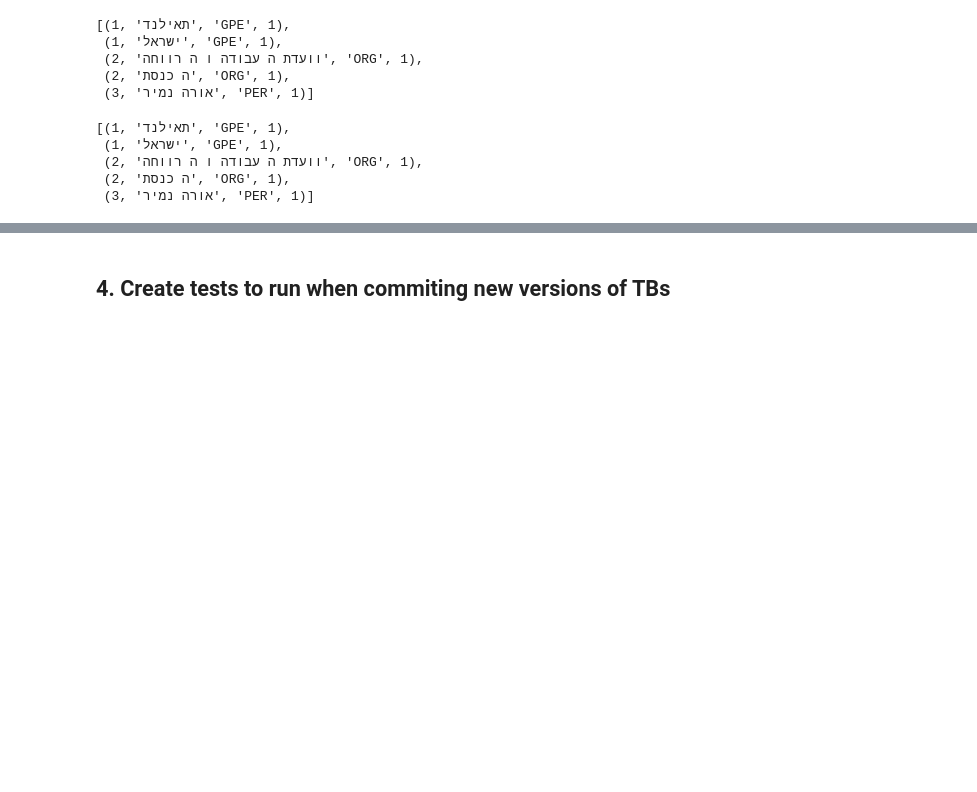
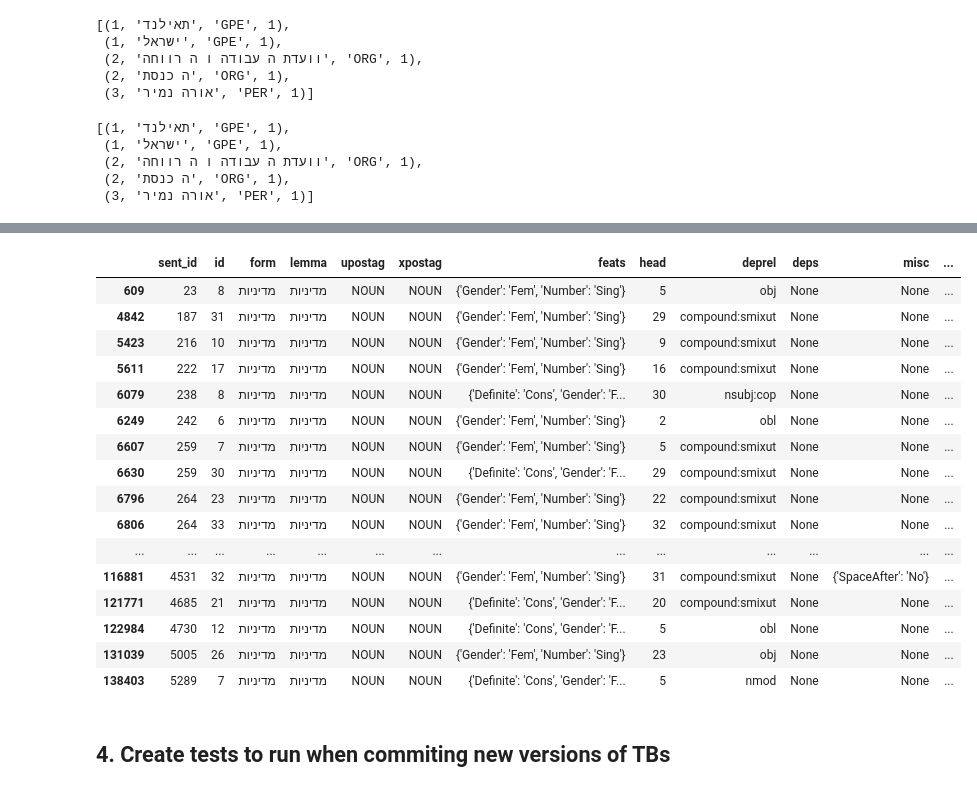
Before and after one commit to cjer/NER, a Jupyter notebook: 17_treebank_alignments.ipynb, the cells around one changed output, grey strips where cells are left out. Drawn from its saved outputs; the diff is of its cells as text; code cells hidden in the pictures; blank space fills up the shorter version.

```diff
--- a/17_treebank_alignments.ipynb
+++ b/17_treebank_alignments.ipynb
@@ -1315,3 +1321,9 @@ spdf['ner_layers'] = spdf.ner_layers.fillna(0).astype(int)
 # %%
 spdf[['global_sent_id', 'token_id','token_morph_id', 'biose', 'token_str', 'form']].to_csv('data/spdf.csv', index=False)
 ner[['global_sent_id', 'token_id','token_morph_id', 'biose', 'token_str', 'token']].to_csv('data/ner.csv', index=False)
+# %%
+uddf = (uddf.merge(ner[['global_sent_id', 'token_id', 'token_morph_id', 'biose', 'ner', 'ner_layers']], how='left')
+       )
+uddf['biose'] = uddf.biose.fillna('O')
+uddf['ner_layers'] = uddf.ner_layers.fillna(0).astype(int)
+uddf['ner'] = uddf.ner.fillna('_')
@@ -1355,0 +1454,28 @@ uddf.shape[0]
+# %%
+spdf_fixed = spdf.copy()
+uddf_fixed = uddf.copy()
+def fix_conll_tokens(spdf, uddf, afix, filter_comments = ['קפ', ], fix_lemma=True):
+    for i, row in afix.loc[(~(afix.comment.isin(filter_comments))) & (~afix.fixed_token_str.isna())].iterrows():
+        #spdf.loc[(spdf.global_sent_id==(row['global_global_sent_id']) & (spdf.id==)]
+        sp_morph_ids = eval(row['sp_morph_ids'])
+        fixed_sp_forms = row['fixed_sp_forms'].split()
+        for mid, fsp in zip(sp_morph_ids, fixed_sp_forms):
+            spdf.loc[(spdf.global_sent_id==(row['global_global_sent_id'])) & (spdf.id==mid), 'form'] = fsp
+            spdf.loc[(spdf.global_sent_id==(row['global_global_sent_id'])) & (spdf.id==mid), 'token_str'] = row['fixed_token_str']
+            if (fix_lemma and  (spdf.loc[(spdf.global_sent_id==(row['global_global_sent_id']))
+                                         & (spdf.id==mid), 'lemma'].values[0]!='_')):
+                spdf.loc[(spdf.global_sent_id==(row['global_global_sent_id'])) & (spdf.id==mid), 'lemma'] = fsp
+
+
+        ud_morph_ids = eval(row['ud_morph_ids'])
+        fixed_ud_forms = row['fixed_ud_forms'].split()
+        for mid, fud in zip(ud_morph_ids, fixed_ud_forms):
+            uddf.loc[(uddf.global_sent_id==(row['global_global_sent_id'])) & (uddf.id==mid), 'form'] = fud
+            uddf.loc[(uddf.global_sent_id==(row['global_global_sent_id'])) & (uddf.id==mid), 'token_str'] = row['fixed_token_str']
+            if (fix_lemma and  (uddf.loc[(uddf.global_sent_id==(row['global_global_sent_id']))
+                                         & (uddf.id==mid), 'lemma'].values[0]!='_')):
+                uddf.loc[(uddf.global_sent_id==(row['global_global_sent_id'])) & (uddf.id==mid), 'lemma'] = fud
+
+fix_conll_tokens(spdf_fixed, uddf_fixed, afix)
+
+spdf_fixed[spdf_fixed.form!=spdf.form]
@@ -1394,3 +1559,23 @@ FN ex.: ['ק - ל - מ', 'ש. י. ל. נ , אחים נחום', 'ב יום מוו
+# %%
+uddf_fixed[uddf_fixed.form=='מדיניות']
+# %% [output]
+|  | sent_id | id | form | lemma | upostag | xpostag | feats | head | deprel | deps | misc | ... |
+| 609 | 23 | 8 | מדיניות | מדיניות | NOUN | NOUN | {'Gender': 'Fem', 'Number': 'Sing'} | 5 | obj | None | None | ... |
+| 4842 | 187 | 31 | מדיניות | מדיניות | NOUN | NOUN | {'Gender': 'Fem', 'Number': 'Sing'} | 29 | compound:smixut | None | None | ... |
+| 5423 | 216 | 10 | מדיניות | מדיניות | NOUN | NOUN | {'Gender': 'Fem', 'Number': 'Sing'} | 9 | compound:smixut | None | None | ... |
+| 5611 | 222 | 17 | מדיניות | מדיניות | NOUN | NOUN | {'Gender': 'Fem', 'Number': 'Sing'} | 16 | compound:smixut | None | None | ... |
+| 6079 | 238 | 8 | מדיניות | מדיניות | NOUN | NOUN | {'Definite': 'Cons', 'Gender': 'F... | 30 | nsubj:cop | None | None | ... |
+| 6249 | 242 | 6 | מדיניות | מדיניות | NOUN | NOUN | {'Gender': 'Fem', 'Number': 'Sing'} | 2 | obl | None | None | ... |
+| 6607 | 259 | 7 | מדיניות | מדיניות | NOUN | NOUN | {'Gender': 'Fem', 'Number': 'Sing'} | 5 | compound:smixut | None | None | ... |
+| 6630 | 259 | 30 | מדיניות | מדיניות | NOUN | NOUN | {'Definite': 'Cons', 'Gender': 'F... | 29 | compound:smixut | None | None | ... |
+| 6796 | 264 | 23 | מדיניות | מדיניות | NOUN | NOUN | {'Gender': 'Fem', 'Number': 'Sing'} | 22 | compound:smixut | None | None | ... |
+| 6806 | 264 | 33 | מדיניות | מדיניות | NOUN | NOUN | {'Gender': 'Fem', 'Number': 'Sing'} | 32 | compound:smixut | None | None | ... |
+| ... | ... | ... | ... | ... | ... | ... | ... | ... | ... | ... | ... | ... |
+| 116881 | 4531 | 32 | מדיניות | מדיניות | NOUN | NOUN | {'Gender': 'Fem', 'Number': 'Sing'} | 31 | compound:smixut | None | {'SpaceAfter': 'No'} | ... |
+| 121771 | 4685 | 21 | מדיניות | מדיניות | NOUN | NOUN | {'Definite': 'Cons', 'Gender': 'F... | 20 | compound:smixut | None | None | ... |
+| 122984 | 4730 | 12 | מדיניות | מדיניות | NOUN | NOUN | {'Definite': 'Cons', 'Gender': 'F... | 5 | obl | None | None | ... |
+| 131039 | 5005 | 26 | מדיניות | מדיניות | NOUN | NOUN | {'Gender': 'Fem', 'Number': 'Sing'} | 23 | obj | None | None | ... |
+| 138403 | 5289 | 7 | מדיניות | מדיניות | NOUN | NOUN | {'Definite': 'Cons', 'Gender': 'F... | 5 | nmod | None | None | ... |
 # %% [markdown]
 ## 4. Create tests to run when commiting new versions of TBs
 # %% [markdown]
```
Also changed, not shown: parts of 43 cells of this notebook, 3 other files.
